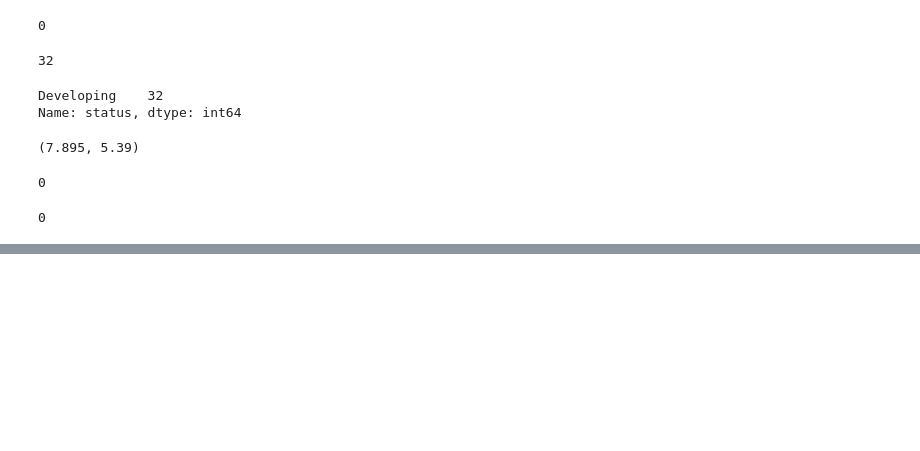
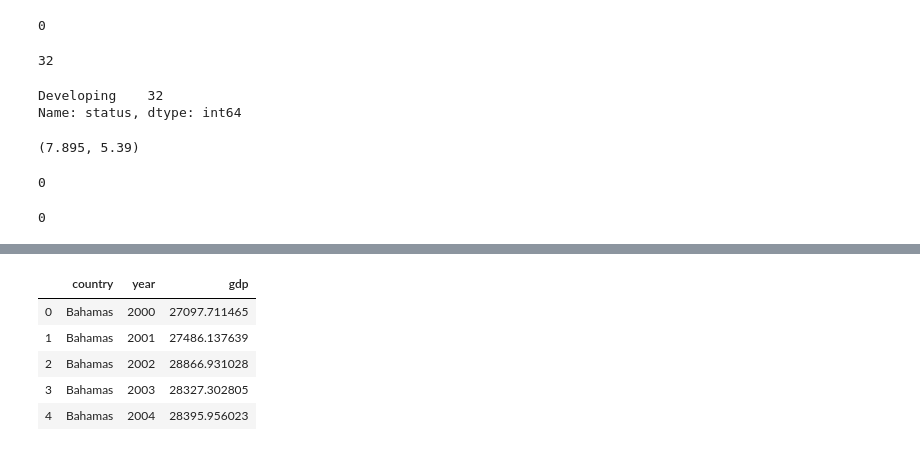
Before and after one commit to LeDorean/life_expectancy_analysis, a Jupyter notebook: notebooks/Untitled.ipynb, the cells around one changed output, grey strips where cells are left out. Saved outputs shown, nothing was run; the diff lists cells and outputs as text; code cells hidden in the pictures; blank space fills up the shorter version.

```diff
--- a/notebooks/Untitled.ipynb
+++ b/notebooks/Untitled.ipynb
@@ -243,0 +296,23 @@ df.diphtheria.isna().sum()
+# %%
+# set index to country and transpose so that countries are now columns
+gdp = gdp.set_index('Country').T
+# %%
+# rename country names in gdp dataframe to match names in orinal dataframe
+gdp.rename(rename, axis = 1, inplace = True)
+# %%
+# reverse the transpose, to return country to index
+gdp = gdp.T
+# %%
+# stack gdp so that it is multi-index data frame Country > Year, then reset index so dataframe matches origal
+gdp = pd.DataFrame(gdp.stack()).reset_index()
+# %%
+# rename columns to match with original dataframe
+gdp.rename({'Country':'country', 'level_1':'year', 0: 'gdp'}, axis = 1, inplace = True)
+gdp.head()
+# %% [output]
+|  | country | year | gdp |
+| 0 | Bahamas | 2000 | 27097.711465 |
+| 1 | Bahamas | 2001 | 27486.137639 |
+| 2 | Bahamas | 2002 | 28866.931028 |
+| 3 | Bahamas | 2003 | 28327.302805 |
+| 4 | Bahamas | 2004 | 28395.956023 |
```
Also changed, not shown: parts of 6 cells of this notebook.
